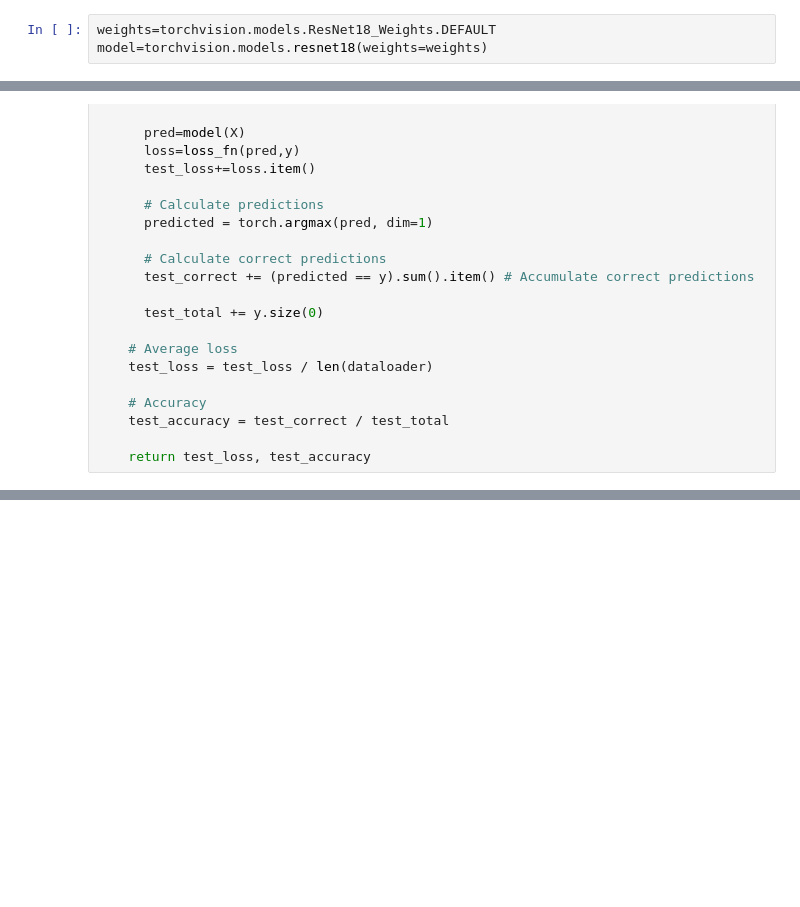
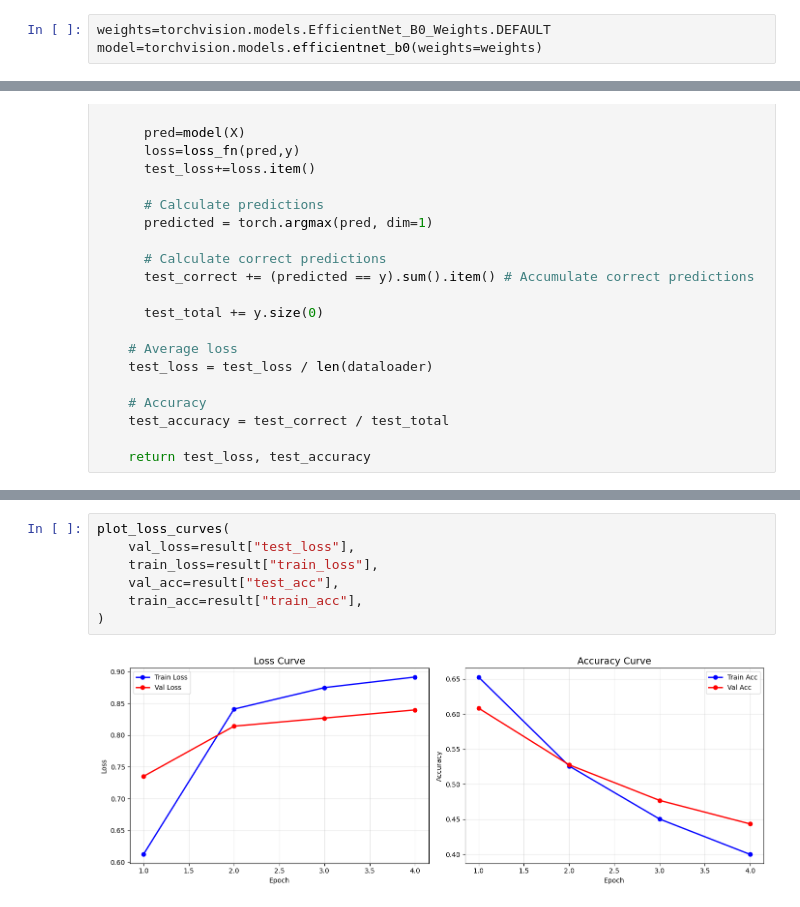
Before and after one commit to saim9211/skin_classification, a Jupyter notebook: skin_image_classification_model.ipynb, the cells around one changed output, grey strips where cells are left out. Cells and saved outputs as stored; diff of their text form; blank space fills up the shorter version.

```diff
--- a/skin_image_classification_model.ipynb
+++ b/skin_image_classification_model.ipynb
@@ -374,3 +355,3 @@ from torchvision import models
 # %%
-weights=torchvision.models.ResNet18_Weights.DEFAULT
-model=torchvision.models.resnet18(weights=weights)
+weights=torchvision.models.EfficientNet_B0_Weights.DEFAULT
+model=torchvision.models.efficientnet_b0(weights=weights)
@@ -679,3 +648,12 @@ AssertionError: can only test a child process
+# %%
+plot_loss_curves(
+    val_loss=result["test_loss"],
+    train_loss=result["train_loss"],
+    val_acc=result["test_acc"],
+    train_acc=result["train_acc"],
+)
+# %% [output]
+[figure, added]
 # %%
 import matplotlib.pyplot as plt
 
```
Also changed, not shown: parts of 19 cells of this notebook.
